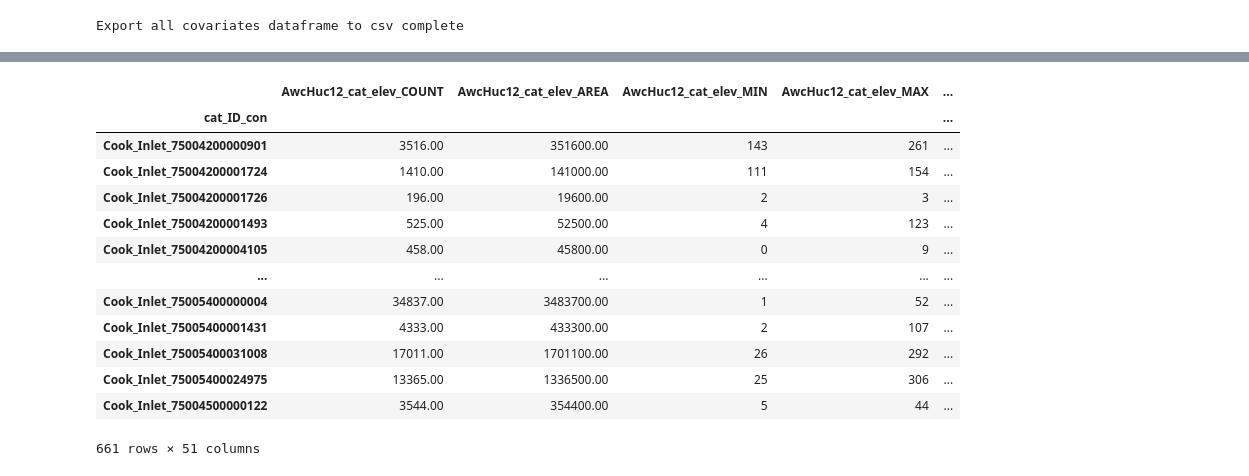
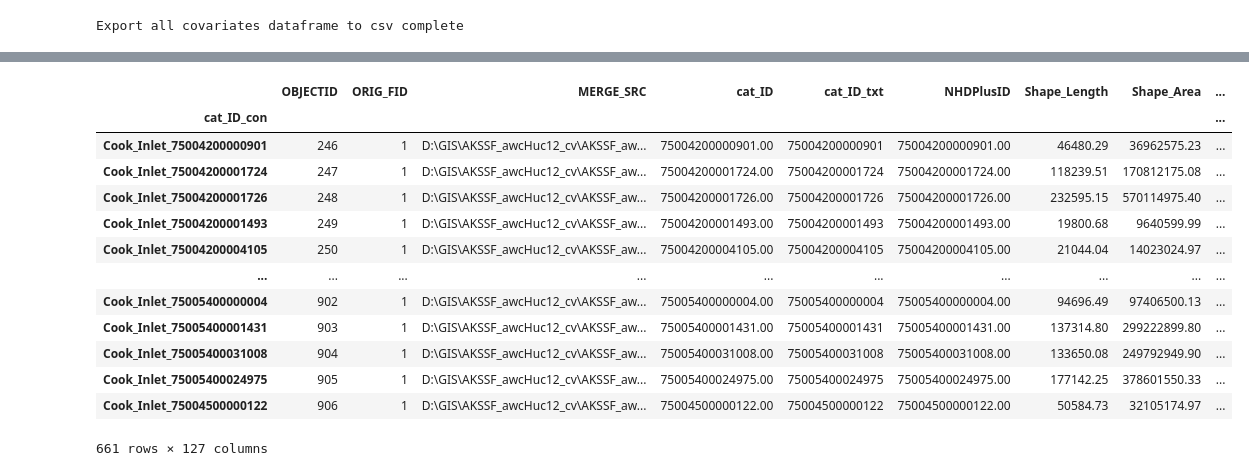
Before and after one commit to erinlarson/AKSSF, a Jupyter notebook: data_preparation/sensitivity_drivers/landcover/AKSSF_AWC_HUC12s_Covariates.ipynb, the cells around one changed output, grey strips where cells are left out. Cells and saved outputs as stored; diff of their text form; code cells hidden in the pictures.

```diff
--- a/data_preparation/sensitivity_drivers/landcover/AKSSF_AWC_HUC12s_Covariates.ipynb
+++ b/data_preparation/sensitivity_drivers/landcover/AKSSF_AWC_HUC12s_Covariates.ipynb
@@ -2475,0 +2485,13 @@ df_final
+# %%
+arcpy.env.workspace = outgdb
+outtables.append(lcld_table)
+# Merge watersheds
+wtds = [fc for fc in arcpy.ListFeatureClasses('*_wtds_merge','POLYGON')]
+akssf_wtds = arcpy.Merge_management(wtds,'AKSSF_AwcHuc12_Watersheds_Merge')
+dropfields = ['OBJECTID','cat_ID_con', 'cat_ID', 'cat_ID_txt', 'region','O1Region','FType','NHDPlusID']
+for table in outtables:
+    tname = table.getOutput(0).split("\\")[-1]
+    fields =[f.name for f in arcpy.ListFields(tname) if f.name not in dropfields]
+    print(f'Joining fields : {fields} to all Watersheds\n{("*"*100)}')
+    arcpy.JoinField_management(akssf_wtds,'cat_ID_con',table, 'cat_ID_con', fields)
+akssf_wtds_table = arcpy.TableToTable_conversion(akssf_wtds,outgdb,'AKSSF_AwcHuc12_Covariates')
@@ -2480,3 +2519,18 @@ df_final.to_csv(cov_csv_out, encoding = 'utf-8')
 print('Export all covariates dataframe to csv complete')
 # %% [output]
 Export all covariates dataframe to csv complete
+# %%
+import pandas as pd
+import numpy as np
+
+#convert to df and check
+wtds_df = pd.DataFrame()
+wtds_fl = []
+
+for field in arcpy.ListFields(akssf_wtds_table):
+    wtds_fl.append(field.name)
+akssf_wtds_arr = arcpy.da.TableToNumPyArray(akssf_wtds_table, wtds_fl)
+akssf_wtds_arr
+wtds_df = pd.DataFrame(akssf_wtds_arr)
+wtds_df = wtds_df.set_index('cat_ID_con')
+wtds_df
@@ -2528,18 +2597,18 @@ cop_df
 # %%
-ci_df = df_final.filter(like='Cook', axis = 0)
+ci_df = wtds_df.filter(like='Cook', axis = 0)
 ci_df
 # %% [output]
-|  | AwcHuc12_cat_elev_COUNT | AwcHuc12_cat_elev_AREA | AwcHuc12_cat_elev_MIN | AwcHuc12_cat_elev_MAX | ... |
-| cat_ID_con |  |  |  |  | ... |
-| Cook_Inlet_75004200000901 | 3516.00 | 351600.00 | 143 | 261 | ... |
-| Cook_Inlet_75004200001724 | 1410.00 | 141000.00 | 111 | 154 | ... |
-| Cook_Inlet_75004200001726 | 196.00 | 19600.00 | 2 | 3 | ... |
-| Cook_Inlet_75004200001493 | 525.00 | 52500.00 | 4 | 123 | ... |
-| Cook_Inlet_75004200004105 | 458.00 | 45800.00 | 0 | 9 | ... |
-| ... | ... | ... | ... | ... | ... |
-| Cook_Inlet_75005400000004 | 34837.00 | 3483700.00 | 1 | 52 | ... |
-| Cook_Inlet_75005400001431 | 4333.00 | 433300.00 | 2 | 107 | ... |
-| Cook_Inlet_75005400031008 | 17011.00 | 1701100.00 | 26 | 292 | ... |
-| Cook_Inlet_75005400024975 | 13365.00 | 1336500.00 | 25 | 306 | ... |
-| Cook_Inlet_75004500000122 | 3544.00 | 354400.00 | 5 | 44 | ... |
+|  | OBJECTID | ORIG_FID | MERGE_SRC | cat_ID | cat_ID_txt | NHDPlusID | Shape_Length | Shape_Area | ... |
+| cat_ID_con |  |  |  |  |  |  |  |  | ... |
+| Cook_Inlet_75004200000901 | 246 | 1 | D:\GIS\AKSSF_awcHuc12_cv\AKSSF_aw... | 75004200000901.00 | 75004200000901 | 75004200000901.00 | 46480.29 | 36962575.23 | ... |
+| Cook_Inlet_75004200001724 | 247 | 1 | D:\GIS\AKSSF_awcHuc12_cv\AKSSF_aw... | 75004200001724.00 | 75004200001724 | 75004200001724.00 | 118239.51 | 170812175.08 | ... |
+| Cook_Inlet_75004200001726 | 248 | 1 | D:\GIS\AKSSF_awcHuc12_cv\AKSSF_aw... | 75004200001726.00 | 75004200001726 | 75004200001726.00 | 232595.15 | 570114975.40 | ... |
+| Cook_Inlet_75004200001493 | 249 | 1 | D:\GIS\AKSSF_awcHuc12_cv\AKSSF_aw... | 75004200001493.00 | 75004200001493 | 75004200001493.00 | 19800.68 | 9640599.99 | ... |
+| Cook_Inlet_75004200004105 | 250 | 1 | D:\GIS\AKSSF_awcHuc12_cv\AKSSF_aw... | 75004200004105.00 | 75004200004105 | 75004200004105.00 | 21044.04 | 14023024.97 | ... |
+| ... | ... | ... | ... | ... | ... | ... | ... | ... | ... |
+| Cook_Inlet_75005400000004 | 902 | 1 | D:\GIS\AKSSF_awcHuc12_cv\AKSSF_aw... | 75005400000004.00 | 75005400000004 | 75005400000004.00 | 94696.49 | 97406500.13 | ... |
+| Cook_Inlet_75005400001431 | 903 | 1 | D:\GIS\AKSSF_awcHuc12_cv\AKSSF_aw... | 75005400001431.00 | 75005400001431 | 75005400001431.00 | 137314.80 | 299222899.80 | ... |
+| Cook_Inlet_75005400031008 | 904 | 1 | D:\GIS\AKSSF_awcHuc12_cv\AKSSF_aw... | 75005400031008.00 | 75005400031008 | 75005400031008.00 | 133650.08 | 249792949.90 | ... |
+| Cook_Inlet_75005400024975 | 905 | 1 | D:\GIS\AKSSF_awcHuc12_cv\AKSSF_aw... | 75005400024975.00 | 75005400024975 | 75005400024975.00 | 177142.25 | 378601550.33 | ... |
+| Cook_Inlet_75004500000122 | 906 | 1 | D:\GIS\AKSSF_awcHuc12_cv\AKSSF_aw... | 75004500000122.00 | 75004500000122 | 75004500000122.00 | 50584.73 | 32105174.97 | ... |
-661 rows × 51 columns
+661 rows × 127 columns
```
Also changed, not shown: parts of 12 cells of this notebook, 9 other files.
